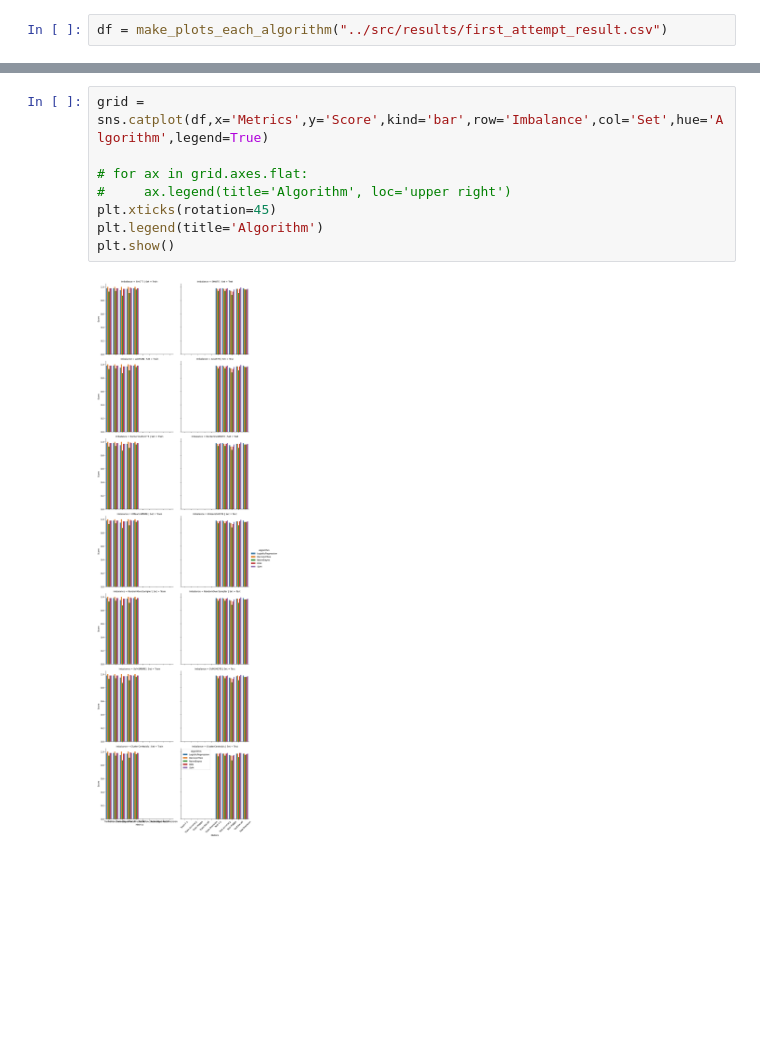
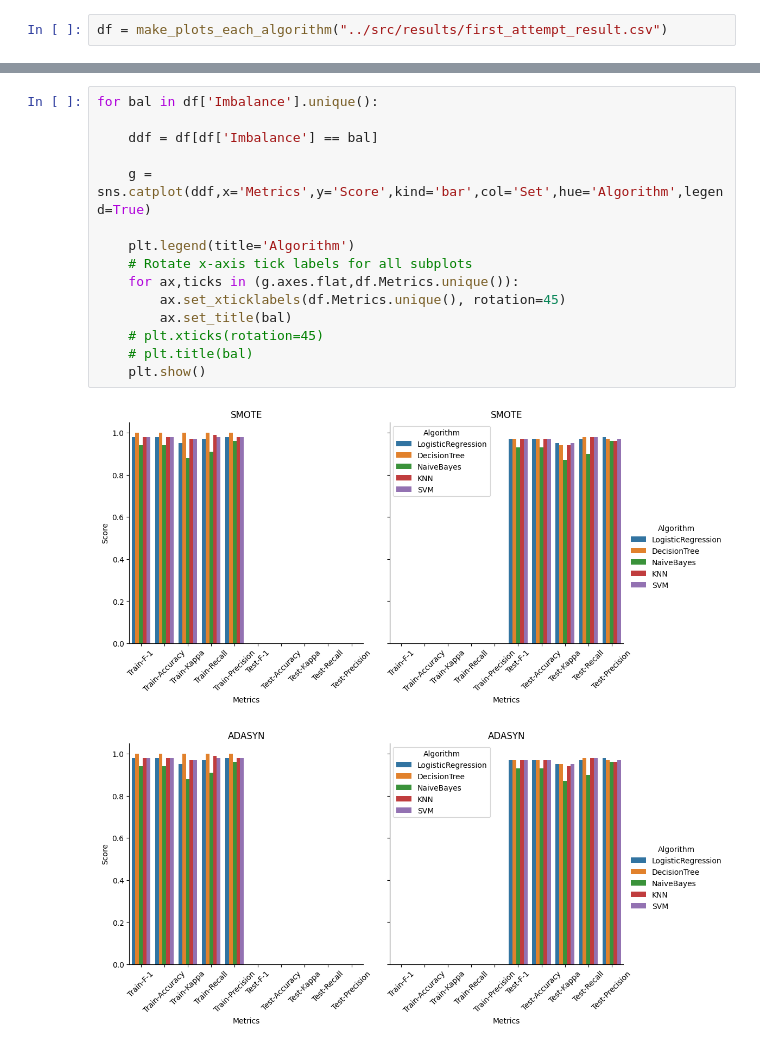
Before and after one commit to jainshrey1/Machine_learning--Heart-Disease-Prediction, a Jupyter notebook: src/draft.ipynb, the cells around one changed output, grey strips where cells are left out. Cells and saved outputs as stored; diff of their text form; blank space fills up the shorter version.

```diff
--- a/src/draft.ipynb
+++ b/src/draft.ipynb
@@ -102,10 +87,18 @@ df
 # %%
-grid = sns.catplot(df,x='Metrics',y='Score',kind='bar',row='Imbalance',col='Set',hue='Algorithm',legend=True)
+for bal in df['Imbalance'].unique():
 
-# for ax in grid.axes.flat:
-#     ax.legend(title='Algorithm', loc='upper right')
-plt.xticks(rotation=45)
-plt.legend(title='Algorithm')
-plt.show()
+    ddf = df[df['Imbalance'] == bal]
+
+    g = sns.catplot(ddf,x='Metrics',y='Score',kind='bar',col='Set',hue='Algorithm',legend=True)
+
+    plt.legend(title='Algorithm')
+    # Rotate x-axis tick labels for all subplots
+    for ax,ticks in (g.axes.flat,df.Metrics.unique()):
+        ax.set_xticklabels(df.Metrics.unique(), rotation=45)
+        ax.set_title(bal)
+    # plt.xticks(rotation=45)
+    # plt.title(bal)
+    plt.show()
 # %% [output]
-[figure, old version]
+[figure, new version]
+[figure, added]
```
Also changed, not shown: parts of 6 cells of this notebook, 2 other files.
